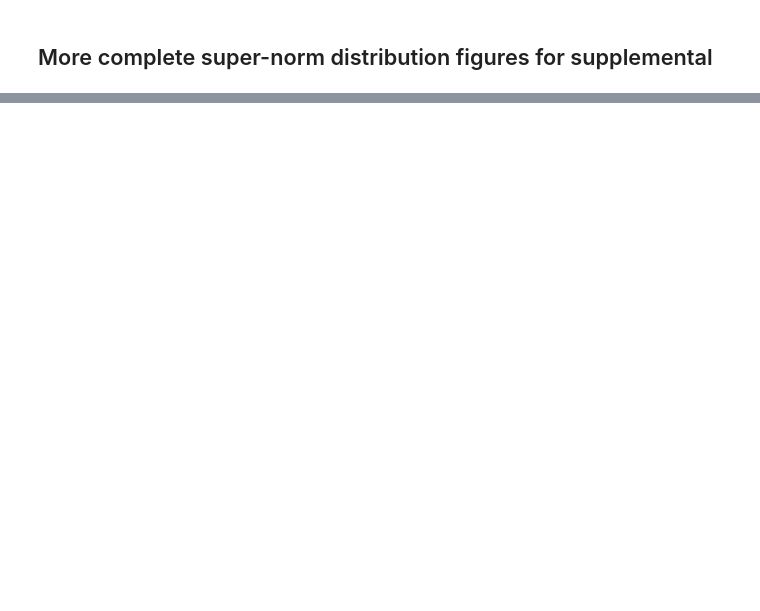
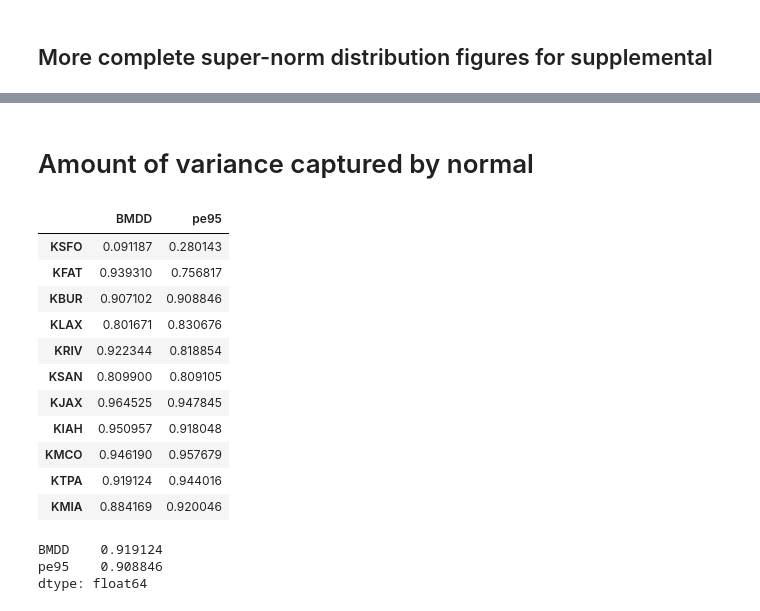
Before and after one commit to travc/paper-Predicted-MF-Quarantine-Length, a Jupyter notebook: code/Summary Figures.ipynb, the cells around one changed output, grey strips where cells are left out. Saved outputs shown, nothing was run; the diff lists cells and outputs as text; code cells hidden in the pictures; blank space fills up the shorter version.

Commit message:
started results; added variance captured by normal code and table

```diff
--- a/code/Summary Figures.ipynb
+++ b/code/Summary Figures.ipynb
@@ -679 +679,70 @@ KSAN 1950-01-01 2016-01-01
 KMIA 1950-01-01 2016-01-01
+# %% [markdown]
+# Amount of variance captured by normal
+# %%
+vardf = pd.DataFrame(columns=['BMDD', 'pe95'])
+
+for ploti, (RUNSET, LOCAL_TIME_OFFSET, START_DATE, END_DATE) in enumerate(RUNSETS):
+    sitetz = dat[RUNSET]['sitetz']
+    tempdf = dat[RUNSET]['tempdf']
+    sumdd = dat[RUNSET]['sumdd']['dur_days']
+    bmdd = dat[RUNSET]['bmdd']['dur_days']
+    pe95 = dat[RUNSET]['pe95']
+
+#     print(RUNSET, START_DATE, END_DATE) # just informative/progress output
+
+    # normal of degree-day crossings
+    bmdd_norm, bmdd_resamp = compute_year_over_year_norm(bmdd,
+                                         START_DATE, END_DATE,
+                                         norm_start=START_DATE,
+                                         norm_end=END_DATE,
+                                         freq='daily',
+                                         interp_method=None,
+                                         quiet=True)
+
+    # normal of MedFoes 95% extirpation
+    pe95_norm, pe95_resamp = compute_year_over_year_norm(pe95,
+                                       START_DATE, END_DATE,
+                                       norm_start=START_DATE,
+                                       norm_end=END_DATE,
+                                       freq='daily',
+                                       interp_method='linear',
+                                       quiet=True)
+
+    idx = bmdd.loc[START_DATE:END_DATE].index
+    bmdd_var_captured = 1-(bmdd.loc[idx]-bmdd_norm.loc[idx]).var()/bmdd.loc[idx].var()
+
+    # have to round pe95 index to nearest day (midnight) since
+    # temperature infile was in localtime instead of fixed-offset and
+    # daylight-savings-time causes "off by one hour" problems
+    rpe95 = pe95.copy(deep=True)
+    rpe95.index = pe95.index.round('D')
+
+    idx = rpe95.loc[START_DATE:END_DATE].index
+    pe95_var_captured = 1-(rpe95.loc[idx]-pe95_norm.loc[idx]).var()/rpe95.loc[idx].var()
+
+#     print("{}\t{:5.2f}%\t{:5.2f}%".format(RUNSET,
+#             bmdd_var_capturedaptured*100, pe95_var_captured*100))
+
+    vardf.loc[RUNSET] = [bmdd_var_captured, pe95_var_captured]
+
+display(vardf)
+# %% [output]
+|  | BMDD | pe95 |
+| KSFO | 0.091187 | 0.280143 |
+| KFAT | 0.939310 | 0.756817 |
+| KBUR | 0.907102 | 0.908846 |
+| KLAX | 0.801671 | 0.830676 |
+| KRIV | 0.922344 | 0.818854 |
+| KSAN | 0.809900 | 0.809105 |
+| KJAX | 0.964525 | 0.947845 |
+| KIAH | 0.950957 | 0.918048 |
+| KMCO | 0.946190 | 0.957679 |
+| KTPA | 0.919124 | 0.944016 |
+| KMIA | 0.884169 | 0.920046 |
+# %%
+vardf.median()
+# %% [output]
+BMDD    0.919124
+pe95    0.908846
+dtype: float64
```
Also changed, not shown: parts of 7 cells of this notebook, 8 other files.
